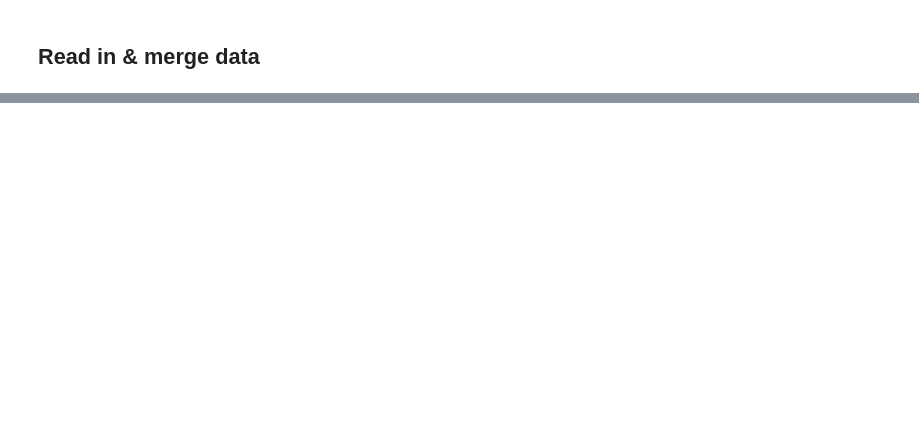
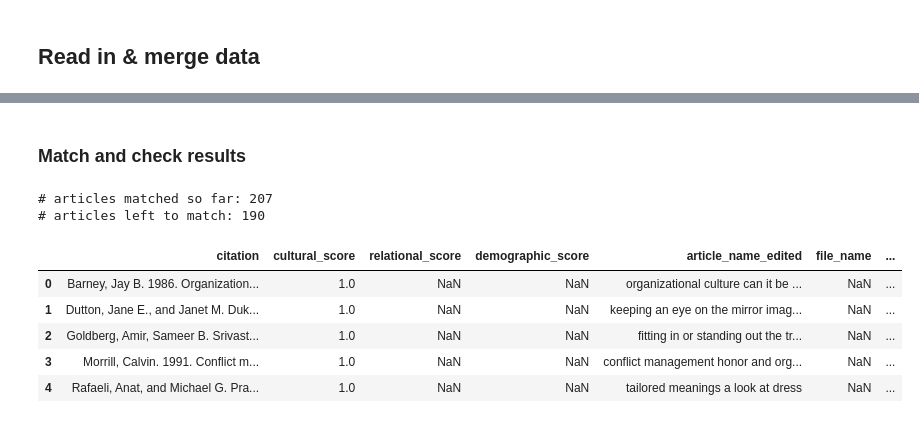
Before and after one commit to h2researchgroup/classification, a Jupyter notebook: preprocess/assemble_coded_articles.ipynb, the cells around one changed output, grey strips where cells are left out. Saved outputs shown, nothing was run; the diff lists cells and outputs as text; code cells hidden in the pictures; blank space fills up the shorter version.

```diff
--- a/preprocess/assemble_coded_articles.ipynb
+++ b/preprocess/assemble_coded_articles.ipynb
@@ -84,7 +116,7 @@ df_meta.head()
 | 4 | 10.2307_42862018 | None | https://www.jstor.org/stable/4286... | None | Social Science Quarterly | [Sidney, Hyman P., Riv-Ellen, Ste... | Sociology | ... |
 # %%
 # Read in filtered index, counts
-df = pd.read_csv(articles_list_fp, low_memory=False, header=None, names=["file_name"])
+df = pd.read_csv(article_list_fp, low_memory=False, header=None, names=["file_name"])
 df['edited_filename'] = df['file_name'].apply(lambda x: x[16:]) # New col with only article ID
 
 df_counts = pd.read_csv(counts_fp, low_memory=False)
@@ -224,2 +291,23 @@ coded_cult
+# %% [markdown]
+### Match and check results
+# %%
+# Merge meta data into true positives using preprocessed article names
+coded_h2 = pd.merge(coded_h2, df, how = 'left', on = 'article_name_edited')
+
+uncoded_h2 = coded_h2[coded_h2['file_name'].isnull()].reset_index(drop=True)
+coded_h2 = coded_h2[coded_h2['file_name'].notnull()].reset_index(drop=True)
+print("# articles matched so far:", str(len(coded_h2)))
+print("# articles left to match:", str(len(uncoded_h2)))
+
+uncoded_h2.head()
+# %% [output]
+# articles matched so far: 207
+# articles left to match: 190
+|  | citation | cultural_score | relational_score | demographic_score | article_name_edited | file_name | ... |
+| 0 | Barney, Jay B. 1986. Organization... | 1.0 | NaN | NaN | organizational culture can it be ... | NaN | ... |
+| 1 | Dutton, Jane E., and Janet M. Duk... | 1.0 | NaN | NaN | keeping an eye on the mirror imag... | NaN | ... |
+| 2 | Goldberg, Amir, Sameer B. Srivast... | 1.0 | NaN | NaN | fitting in or standing out the tr... | NaN | ... |
+| 3 | Morrill, Calvin. 1991. Conflict m... | 1.0 | NaN | NaN | conflict management honor and org... | NaN | ... |
+| 4 | Rafaeli, Anat, and Michael G. Pra... | 1.0 | NaN | NaN | tailored meanings a look at dress | NaN | ... |
 # %%
 # Concatenate h2-coded data with hand-coded data
```
Also changed, not shown: parts of 23 cells of this notebook, 1 other file.
